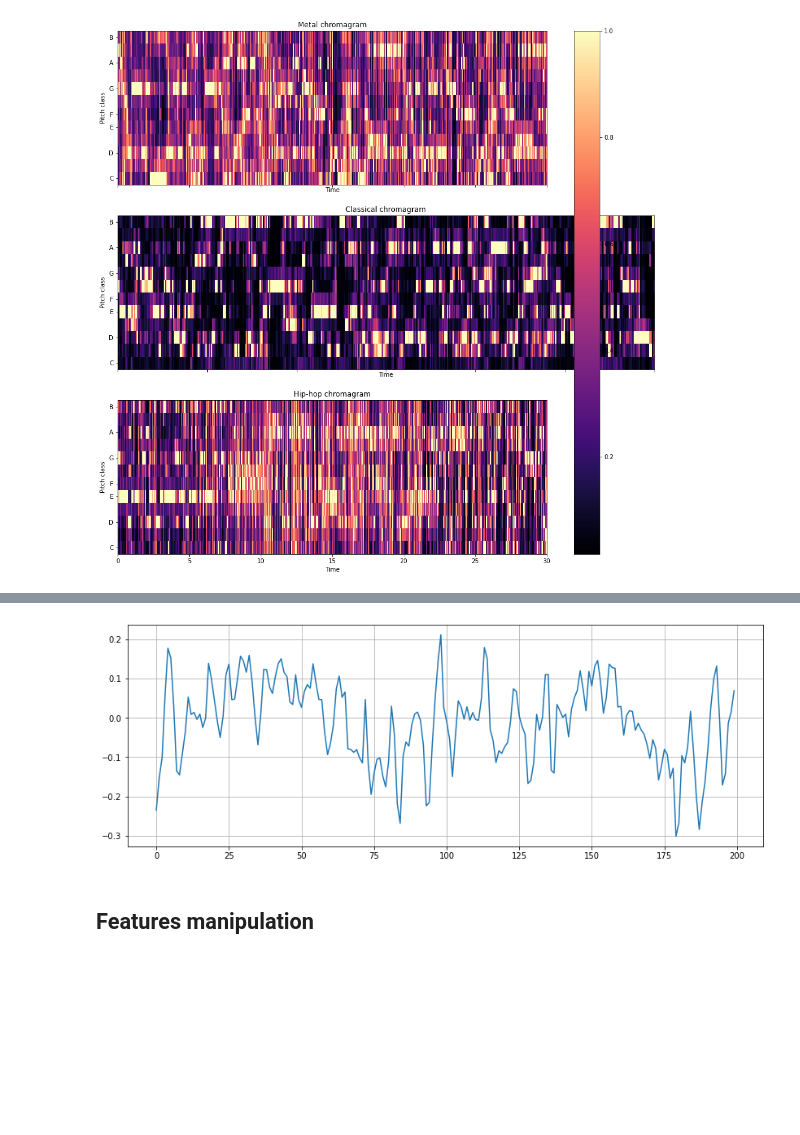
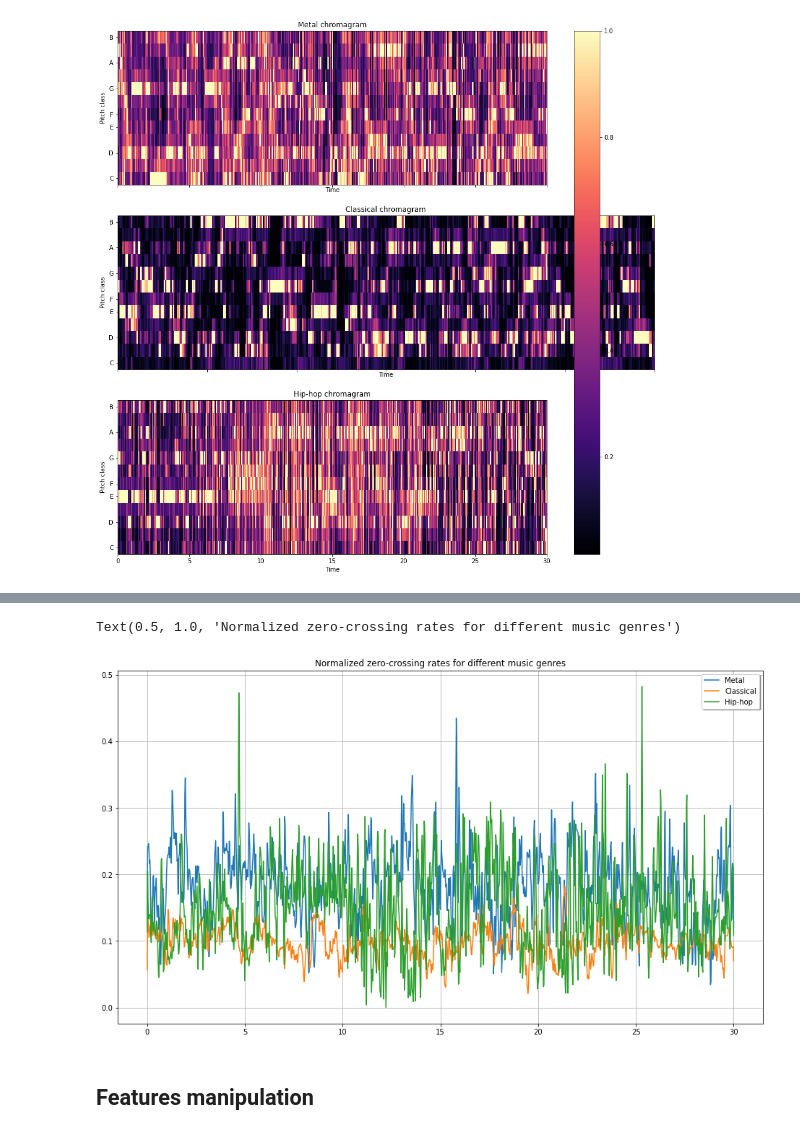
Before and after one commit to livias1726/CNN_Music_Classification, a Jupyter notebook: CNN_MusicGenresRecognizer.ipynb, the cells around one changed output, grey strips where cells are left out. Drawn from its saved outputs; the diff is of its cells as text; code cells hidden in the pictures; blank space fills up the shorter version.

```diff
--- a/CNN_MusicGenresRecognizer.ipynb
+++ b/CNN_MusicGenresRecognizer.ipynb
@@ -175,11 +196,24 @@ plt.colorbar(img1, ax=[ax[0], ax[2]])
 # %%
-start = 1000
-end = 1200
-plt.figure(figsize=(14,5))
-plt.plot(metal_series[start:end]) # Plot the zero crossing rate: measure of the frequency content of the signal
+zcr_metal = librosa.feature.zero_crossing_rate(metal_series, frame_length=1024, hop_length=512)[0]
+zcr_classical = librosa.feature.zero_crossing_rate(classical_series, frame_length=1024, hop_length=512)[0]
+zcr_hiphop = librosa.feature.zero_crossing_rate(hiphop_series, frame_length=1024, hop_length=512)[0]
+
+frames = range(len(zcr_classical))
+t = librosa.frames_to_time(frames, hop_length=512)
+
+fig, ax = plt.subplots(figsize=(16,9))
+
+ax.plot(t, zcr_metal, label='Metal')
+ax.plot(t, zcr_classical, label='Classical')
+ax.plot(t, zcr_hiphop, label='Hip-hop')
+
+ax.legend(loc='best', shadow=True)
+
 plt.grid()
+plt.title("Normalized zero-crossing rates for different music genres")
 # %% [output]
+Text(0.5, 1.0, 'Normalized zero-crossing rates for different music genres')
-[figure, old version]
+[figure, new version]
 # %% [markdown]
 ## Features manipulation ##
 # %% [markdown]
```
Also changed, not shown: parts of 4 cells of this notebook.
